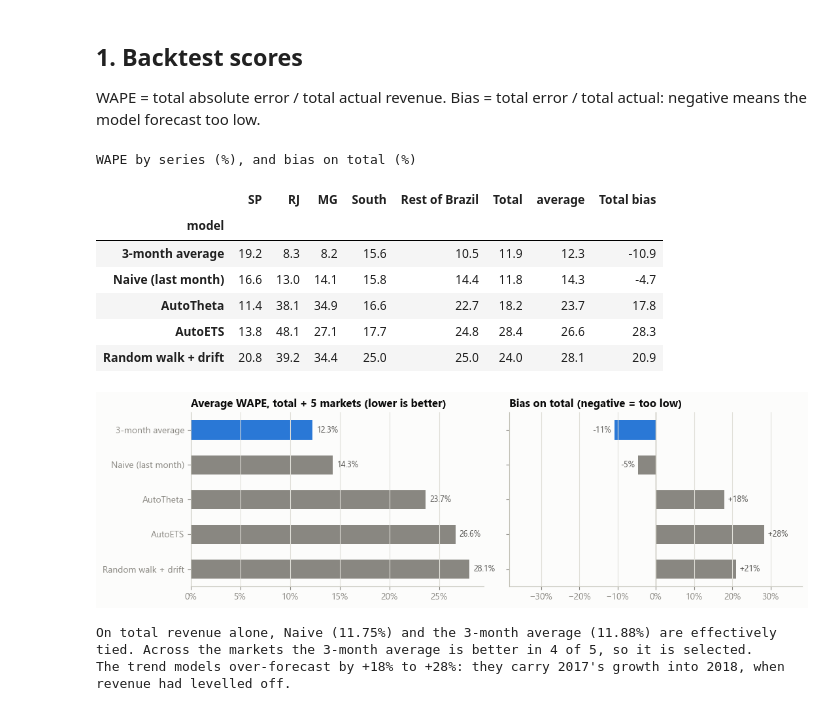
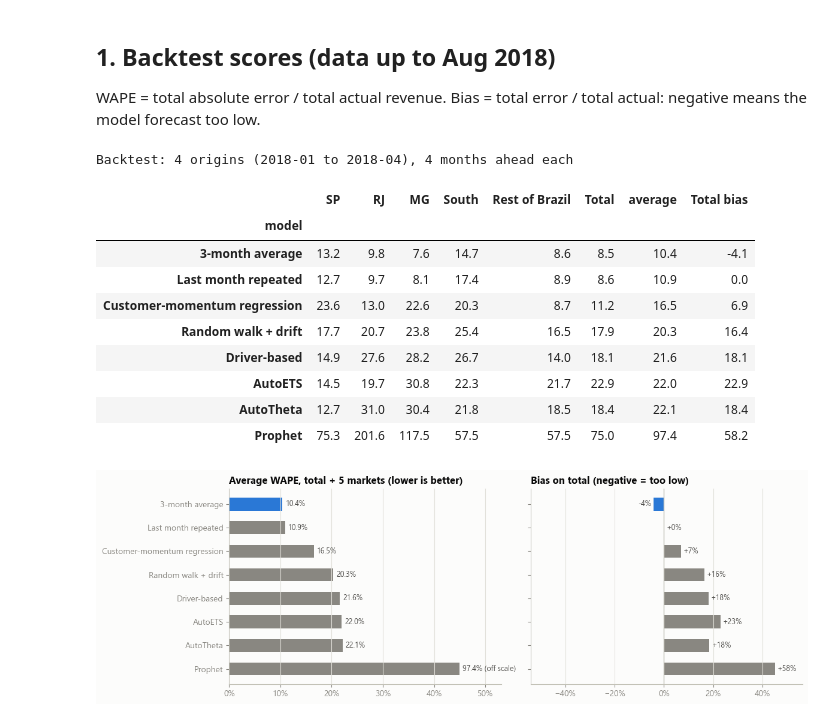
Before and after one commit to jessicaayivi/revenue-forecast-scenario-planner, a Jupyter notebook: notebooks/03_forecast.ipynb, the cells around one changed output. Drawn from its saved outputs; the diff is of its cells as text; code cells hidden in the pictures.

```diff
--- a/notebooks/03_forecast.ipynb
+++ b/notebooks/03_forecast.ipynb
@@ -22,15 +28,18 @@ import pandas as pd
 import matplotlib.pyplot as plt
 import matplotlib.ticker as mtick
 from src import config as cfg
+from src.forecast import LABELS
 
 P = cfg.PROCESSED_DIR
 cv = pd.read_csv(P / "backtest_predictions.csv")
 scores = pd.read_csv(P / "backtest_scores.csv")
 fc = pd.read_csv(P / "forecast.csv")
 summ = json.loads((P / "forecast_summary.json").read_text())
+chk = pd.read_csv(P / "forecast_check.csv").set_index("model")
+paths = pd.read_csv(P / "forecast_check_paths.csv")
 hist = pd.read_csv(P / "monthly_total.csv")
 hist = hist[hist["in_model_window"]]
-for d in (cv, fc, hist):
+for d in (cv, fc, hist, paths):
     d["ds"] = pd.PeriodIndex(d["month"], freq="M").to_timestamp()
 BEST = summ["selected_model"]
 
@@ -47,10 +56,11 @@ plt.rcParams.update({
 IMG = cfg.IMAGES_DIR
 brl_m = mtick.FuncFormatter(lambda v, _: f"R$ {v/1e6:.1f}M")
 pct = mtick.PercentFormatter(1.0, decimals=0)
-LABEL = {"Naive": "Naive (last month)", "WindowAverage": "3-month average", "RWD": "Random walk + drift",
-         "AutoETS": "AutoETS", "AutoTheta": "AutoTheta"}
+SHORT = {"Naive": "Last month repeated", "WindowAverage": "3-month average", "RWD": "Random walk + drift",
+         "AutoETS": "AutoETS", "AutoTheta": "AutoTheta", "Drivers": "Driver-based", "Prophet": "Prophet",
+         "LagRegression": "Customer-momentum regression"}
 # %% [markdown]
-## 1. Backtest scores
+## 1. Backtest scores (data up to Aug 2018)
 
 WAPE = total absolute error / total actual revenue. Bias = total error / total actual: negative means the
 model forecast too low.
@@ -59,48 +69,46 @@ w = scores.pivot(index="model", columns="unique_id", values="wape")[cfg.MARKETS
 w["average"] = w.mean(axis=1)
 b = scores[scores["unique_id"] == "Total"].set_index("model")["bias"]
 tab = pd.concat([(w * 100).round(1), (b * 100).round(1).rename("Total bias")], axis=1).sort_values("average")
-tab.index = tab.index.map(LABEL)
-print("WAPE by series (%), and bias on total (%)")
+tab.index = tab.index.map(SHORT)
+print(f"Backtest: 4 origins ({cv['cutoff'].min()} to {cv['cutoff'].max()}), {cfg.FORECAST_H} months ahead each")
 tab
 # %% [output]
-WAPE by series (%), and bias on total (%)
+Backtest: 4 origins (2018-01 to 2018-04), 4 months ahead each
 |  | SP | RJ | MG | South | Rest of Brazil | Total | average | Total bias |
 | model |  |  |  |  |  |  |  |  |
-| 3-month average | 19.2 | 8.3 | 8.2 | 15.6 | 10.5 | 11.9 | 12.3 | -10.9 |
-| Naive (last month) | 16.6 | 13.0 | 14.1 | 15.8 | 14.4 | 11.8 | 14.3 | -4.7 |
-| AutoTheta | 11.4 | 38.1 | 34.9 | 16.6 | 22.7 | 18.2 | 23.7 | 17.8 |
-| AutoETS | 13.8 | 48.1 | 27.1 | 17.7 | 24.8 | 28.4 | 26.6 | 28.3 |
-| Random walk + drift | 20.8 | 39.2 | 34.4 | 25.0 | 25.0 | 24.0 | 28.1 | 20.9 |
+| 3-month average | 13.2 | 9.8 | 7.6 | 14.7 | 8.6 | 8.5 | 10.4 | -4.1 |
+| Last month repeated | 12.7 | 9.7 | 8.1 | 17.4 | 8.9 | 8.6 | 10.9 | 0.0 |
+| Customer-momentum regression | 23.6 | 13.0 | 22.6 | 20.3 | 8.7 | 11.2 | 16.5 | 6.9 |
+| Random walk + drift | 17.7 | 20.7 | 23.8 | 25.4 | 16.5 | 17.9 | 20.3 | 16.4 |
+| Driver-based | 14.9 | 27.6 | 28.2 | 26.7 | 14.0 | 18.1 | 21.6 | 18.1 |
+| AutoETS | 14.5 | 19.7 | 30.8 | 22.3 | 21.7 | 22.9 | 22.0 | 22.9 |
+| AutoTheta | 12.7 | 31.0 | 30.4 | 21.8 | 18.5 | 18.4 | 22.1 | 18.4 |
+| Prophet | 75.3 | 201.6 | 117.5 | 57.5 | 57.5 | 75.0 | 97.4 | 58.2 |
 # %%
 order = w["average"].sort_values().index
-fig, axes = plt.subplots(1, 2, figsize=(11, 3.4))
+fig, axes = plt.subplots(1, 2, figsize=(12, 4))
 y = range(len(order))[::-1]
-axes[0].barh(list(y), w.loc[order, "average"], height=0.55,
-             color=[SERIES[0] if m == BEST else MUTED for m in order])
-axes[0].set_yticks(list(y), [LABEL[m] for m in order]); axes[0].xaxis.set_major_formatter(pct)
+avg = w.loc[order, "average"]
+cap = 0.45  # Prophet's error is far off the scale: cut the bar and label it
+axes[0].barh(list(y), avg.clip(upper=cap), height=0.55, color=[SERIES[0] if m == BEST else MUTED for m in order])
+axes[0].set_yticks(list(y), [SHORT[m] for m in order]); axes[0].xaxis.set_major_formatter(pct)
+axes[0].set_xlim(0, cap * 1.18)
 axes[0].set_title("Average WAPE, total + 5 markets (lower is better)")
 for yi, m in zip(y, order):
-    axes[0].text(w.loc[m, "average"] + 0.004, yi, f"{w.loc[m, 'average']:.1%}", va="center", color=INK2, fontsize=9)
-axes[1].barh(list(y), b.loc[order], height=0.55, color=[SERIES[0] if m == BEST else MUTED for m in order])
+    v = avg[m]
+    axes[0].text(min(v, cap) + 0.006, yi, f"{v:.1%}" + (" (off scale)" if v > cap else ""), va="center",
+                 color=INK2, fontsize=9)
+bb = b.loc[order].clip(-cap, cap)
+axes[1].barh(list(y), bb, height=0.55, color=[SERIES[0] if m == BEST else MUTED for m in order])
 axes[1].axvline(0, color=AXIS, lw=1)
 axes[1].set_yticks(list(y), [""] * len(order)); axes[1].xaxis.set_major_formatter(pct)
 axes[1].set_title("Bias on total (negative = too low)")
 for yi, m in zip(y, order):
-    v = b.loc[m]; axes[1].text(v + (0.008 if v >= 0 else -0.008), yi, f"{v:+.0%}", va="center",
-                               ha="left" if v >= 0 else "right", color=INK2, fontsize=9)
-lim = max(abs(b).max() * 1.35, 0.1); axes[1].set_xlim(-lim, lim)
+    v = b.loc[m]; vv = max(min(v, cap), -cap)
+    axes[1].text(vv + (0.01 if v >= 0 else -0.01), yi, f"{v:+.0%}", va="center",
+                 ha="left" if v >= 0 else "right", color=INK2, fontsize=9)
+axes[1].set_xlim(-cap * 1.2, cap * 1.25)
 for ax in axes: ax.grid(axis="y", visible=False); ax.grid(axis="x", visible=True)
 fig.tight_layout(); fig.savefig(IMG / "03_backtest_scores.png", dpi=150); plt.show()
 # %% [output]
-[figure, old version]
+[figure, new version]
-# %%
-t = w["Total"].sort_values()
-print(f"On total revenue alone, Naive ({t['Naive']:.2%}) and the 3-month average ({t['WindowAverage']:.2%}) are "
-      f"effectively tied. Across the markets the 3-month average is better in "
-      f"{(w.loc['WindowAverage', cfg.MARKETS] < w.loc['Naive', cfg.MARKETS]).sum()} of 5, so it is selected.")
-trend = ["RWD", "AutoETS", "AutoTheta"]
-print(f"The trend models over-forecast by {b[trend].min():+.0%} to {b[trend].max():+.0%}: they carry 2017's growth "
-      f"into 2018, when revenue had levelled off.")
-# %% [output]
-On total revenue alone, Naive (11.75%) and the 3-month average (11.88%) are effectively tied. Across the markets the 3-month average is better in 4 of 5, so it is selected.
-The trend models over-forecast by +18% to +28%: they carry 2017's growth into 2018, when revenue had levelled off.
```
Also changed, not shown: parts of 16 cells of this notebook, 41 other files.
